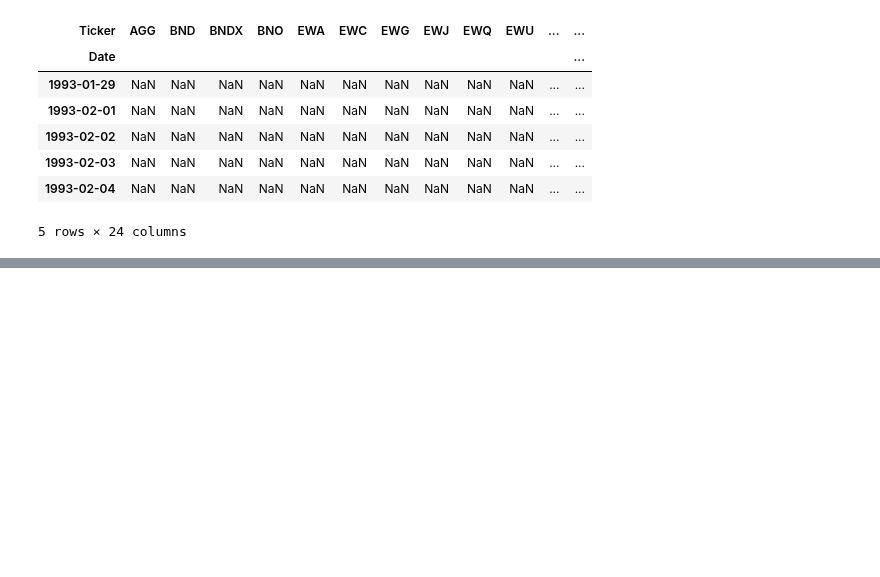
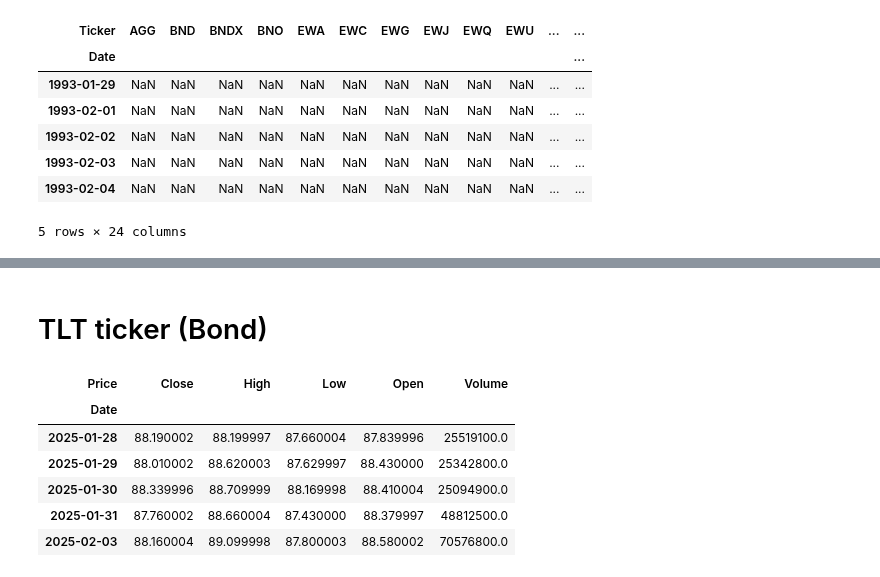
Before and after one commit to gagrawal009/FE5213-Quantitative-Macroeconomics-with-Python, a Jupyter notebook: notebooks/Macro_Assets.ipynb, the cells around one changed output, grey strips where cells are left out. Cells and saved outputs as stored; diff of their text form; code cells hidden in the pictures; blank space fills up the shorter version.

Commit message:
TLT, GLD tickers

```diff
--- a/notebooks/Macro_Assets.ipynb
+++ b/notebooks/Macro_Assets.ipynb
@@ -85,0 +105,13 @@ close_prices.to_csv('../macro_data/close_prices.csv')
+# %% [markdown]
+# TLT ticker (Bond)
+# %%
+TLT_data_full = full_history_data.xs('TLT', level=1, axis=1)
+TLT_data_full.tail()
+# %% [output]
+| Price | Close | High | Low | Open | Volume |
+| Date |  |  |  |  |  |
+| 2025-01-28 | 88.190002 | 88.199997 | 87.660004 | 87.839996 | 25519100.0 |
+| 2025-01-29 | 88.010002 | 88.620003 | 87.629997 | 88.430000 | 25342800.0 |
+| 2025-01-30 | 88.339996 | 88.709999 | 88.169998 | 88.410004 | 25094900.0 |
+| 2025-01-31 | 87.760002 | 88.660004 | 87.430000 | 88.379997 | 48812500.0 |
+| 2025-02-03 | 88.160004 | 89.099998 | 87.800003 | 88.580002 | 70576800.0 |
```
Also changed, not shown: parts of 9 cells of this notebook.
